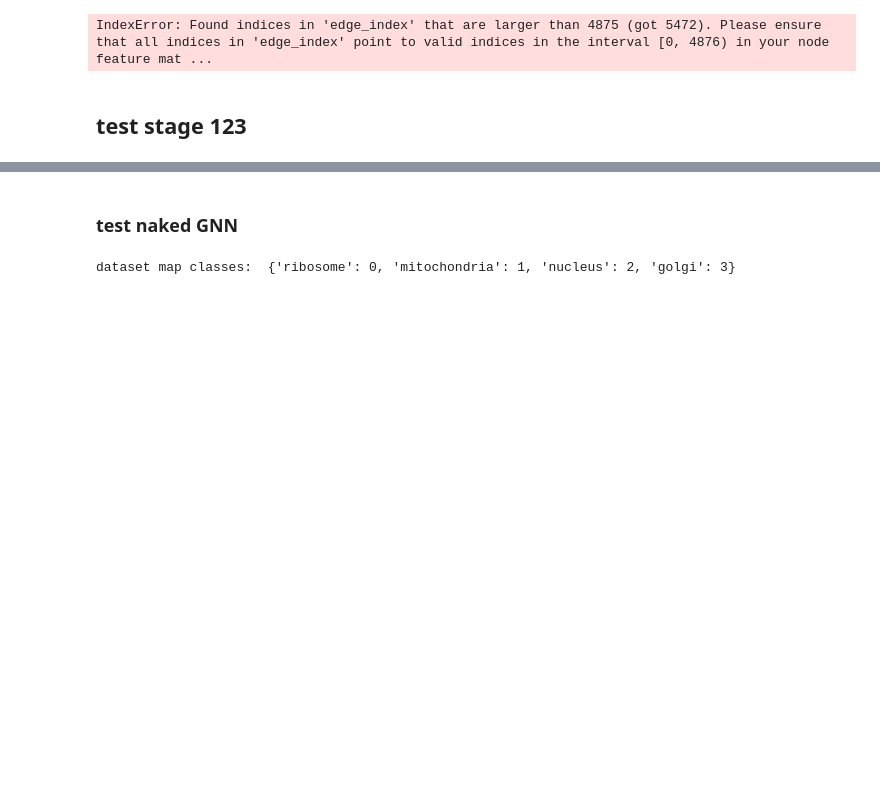
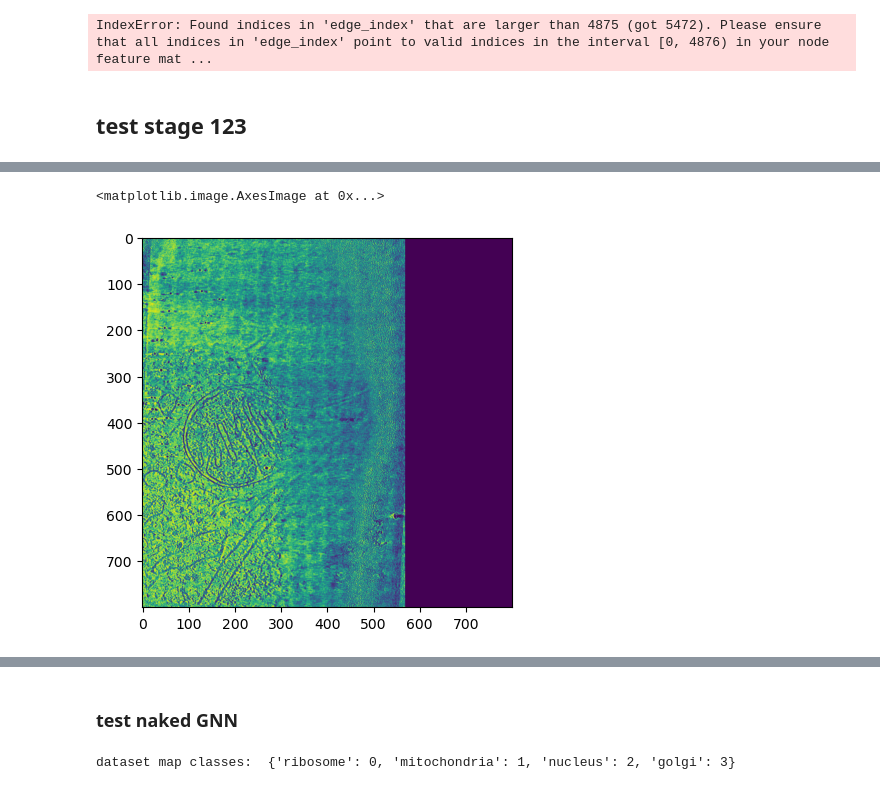
Before and after one commit to tyfei0216/TomoGNN, a Jupyter notebook: train.ipynb, the cells around one changed output, grey strips where cells are left out. Drawn from its saved outputs; the diff is of its cells as text; code cells hidden in the pictures; blank space fills up the shorter version.

```diff
--- a/train.ipynb
+++ b/train.ipynb
@@ -359 +314,5 @@ d
+# %%
+# vit = modules.VitForMask(embed_dim=256)
+# vit
+model.box_loss.warn = False
 # %%
@@ -380,0 +352,10 @@ KeyboardInterrupt:
+# %%
+func = modules.DetrModel.common_stage_mask
+outside = []
+def new_hook(self, pixel_values, embed, mask, cal_auroc=False, box=None):
+    outside.append((pixel_values, embed, mask, box))
+    return func(self, pixel_values, embed, mask, cal_auroc, box)
+modules.DetrModel.common_stage_mask = new_hook
+# %%
+model.stage = "stage 1 mask"
+model._common_step([d0])
@@ -380,0 +370,18 @@ KeyboardInterrupt:
+# %%
+pixel_values, embed, mask, box = outside[0]
+with torch.no_grad():
+    # d["pixel_values"].shape, embeds.shape, boxes.shape
+    model.stage = "stage mask"
+    mask = model(
+        pixel_values=pixel_values.cuda(2), # d["pixel_values"].cuda(2).repeat(len(embeds), 1, 1, 1),
+        # pixel_mask=d["pixel_mask"].cuda(2),
+        embed=embeds.cuda(2),
+
+        box=boxes.cuda(2),)
+    mask = torch.sigmoid(mask.squeeze()).detach().cpu().numpy()
+    # )["pred_masks"].squeeze()
+# %%
+plt.imshow(pixel_values[0][1])
+# %% [output]
+<matplotlib.image.AxesImage at 0x...>
+[figure, added]
```
Also changed, not shown: parts of 22 cells of this notebook, 10 other files.
